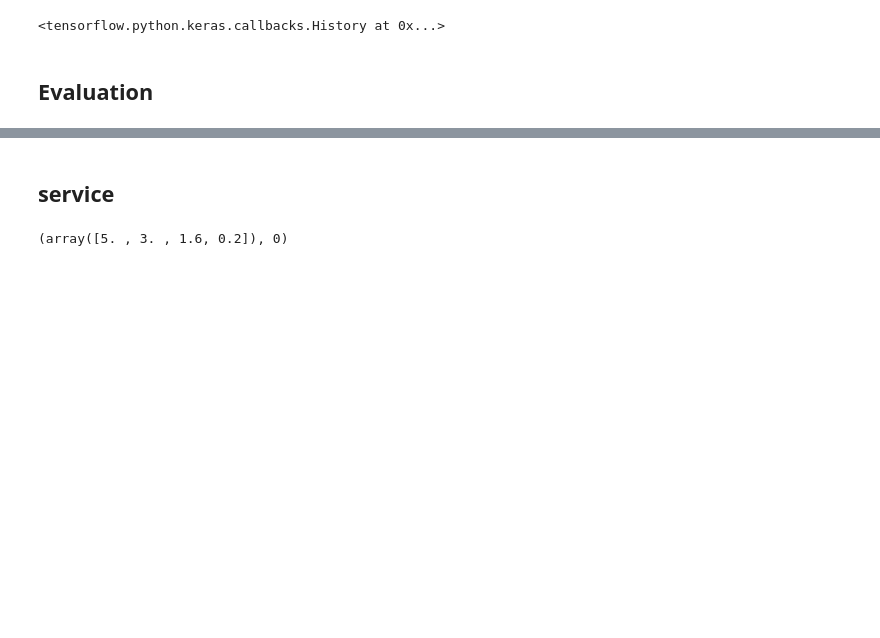
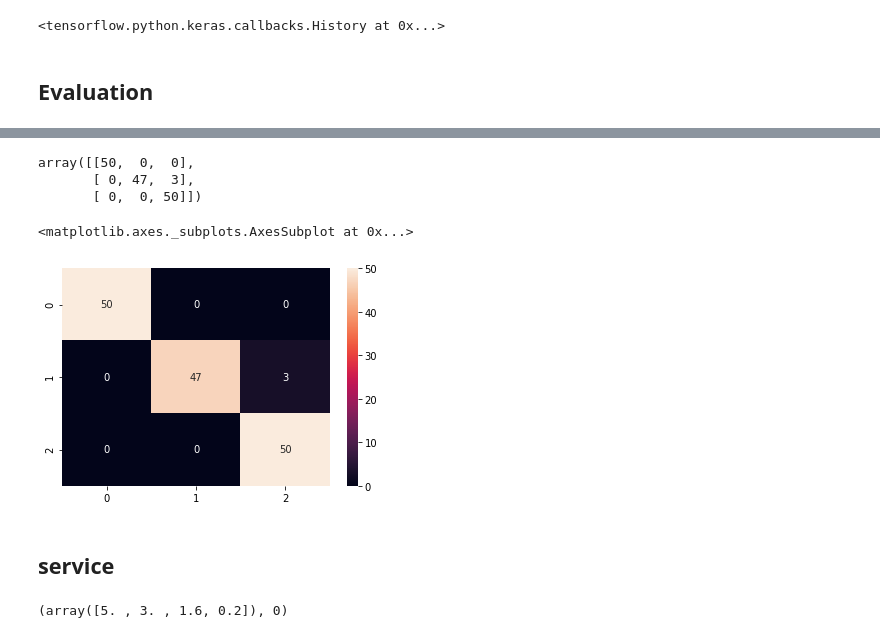
Before and after one commit to SolbiChoi/test_deeplearning, a Jupyter notebook: iris_classification.ipynb, the cells around one changed output, grey strips where cells are left out. Cells and saved outputs as stored; diff of their text form; code cells hidden in the pictures; blank space fills up the shorter version.

```diff
--- a/iris_classification.ipynb
+++ b/iris_classification.ipynb
@@ -84,7 +88,7 @@ model.add(tf.keras.layers.Dense(24, activation='relu'))  # hidden layer
 
 model.add(tf.keras.layers.Dense(3, activation='softmax'))  # output layer
 
-model.compile(optimizer = 'adam', loss='mse', metrics=['acc'])
+model.compile(optimizer = 'adam', loss='sparse_categorical_crossentropy', metrics=['acc'])
 # %% [output]
 WARNING:tensorflow:Please add `keras.layers.InputLayer` instead of `keras.Input` to Sequential model. `keras.Input` is intended to be used by Functional model.
 # %%
@@ -105,6 +109,7 @@ Trainable params: 1,955
 Non-trainable params: 0
 _________________________________________________________________
 # %%
-model.fit(x_data, y_data, epochs=50, validation_split=0.3)  # 학습
+# model.fit(x_data, y_data, epochs=50, validation_split=0.3)  # 학습
+model.fit(x_train, y_train, epochs=50, validation_data=(x_val, y_val))
 # %% [output]
 Epoch 1/50
@@ -134,0 +142,3 @@ model.evaluate(x_data, y_data)
+# %%
+y_pred = model.predict(x_data)
+y_pred.shape, y_pred[4]
@@ -134,0 +147,4 @@ model.evaluate(x_data, y_data)
+# %%
+import numpy as np
+y_pred_argmax = np.argmax(y_pred, axis=1)
+y_pred_argmax.shape, y_pred_argmax[4]
@@ -135,3 +169,15 @@ model.evaluate(x_data, y_data)
+# %%
+confusion_matrix(y_data, y_pred_argmax)
+# %% [output]
+array([[50,  0,  0],
+       [ 0, 47,  3],
+       [ 0,  0, 50]])
+# %%
+import seaborn as sns
+sns.heatmap(confusion_matrix(y_data, y_pred_argmax), annot=True)
+# %% [output]
+<matplotlib.axes._subplots.AxesSubplot at 0x...>
+[figure, added]
 # %% [markdown]
 ## service
 # %%
```
Also changed, not shown: parts of 11 cells of this notebook.
